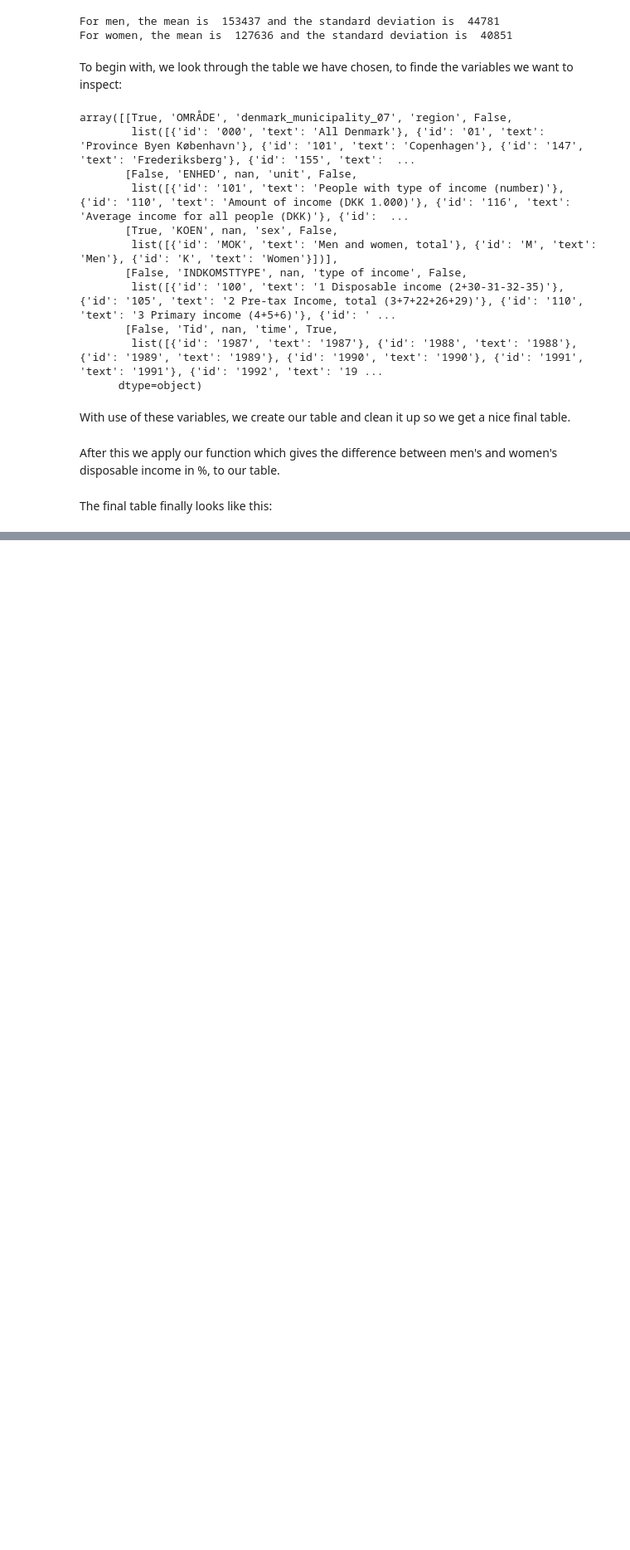
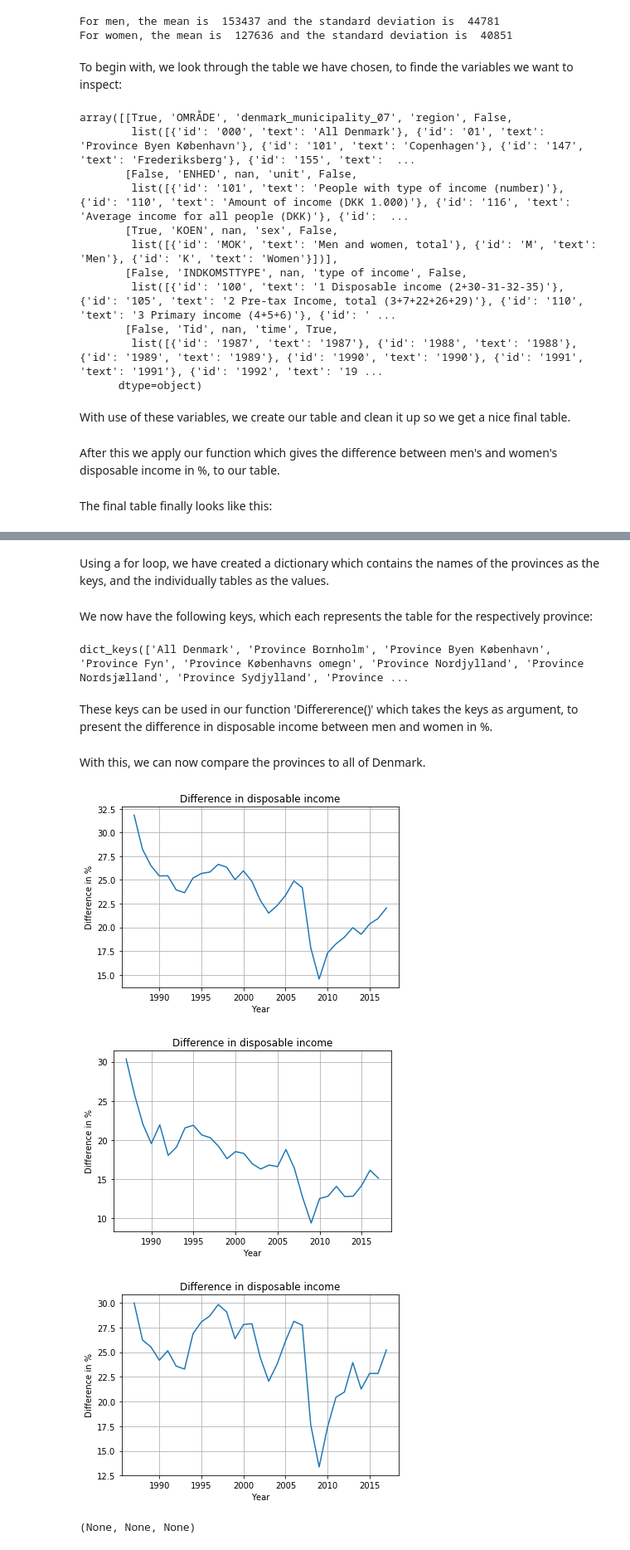
Before and after one commit to kzm266/projects-2019-anaconda-bois, a Jupyter notebook: dataproject/dataProject.ipynb, the cells around one changed output, grey strips where cells are left out. Shown at 83% size. Drawn from its saved outputs; the diff is of its cells as text; code cells hidden in the pictures; blank space fills up the shorter version.

```diff
--- a/dataproject/dataProject.ipynb
+++ b/dataproject/dataProject.ipynb
@@ -58 +58,20 @@ pr.Final_table
 372 rows × 4 columns
+# %% [markdown]
+Using a for loop, we have created a dictionary which contains the names of the provinces as the keys, and the individually tables as the values.
+# %% [markdown]
+We now have the following keys, which each represents the table for the respectively province:
+# %%
+pr.d.keys()
+# %% [output]
+dict_keys(['All Denmark', 'Province Bornholm', 'Province Byen København', 'Province Fyn', 'Province Københavns omegn', 'Province Nordjylland', 'Province Nordsjælland', 'Province Sydjylland', 'Province ...
+# %% [markdown]
+These keys can be used in our function 'Differerence()' which takes the keys as argument, to present the difference in disposable income between men and women in %.
+# %% [markdown]
+With this, we can now compare the provinces to all of Denmark.
+# %%
+pr.Difference('All Denmark'), pr.Difference('Province Bornholm'), pr.Difference('Province Vestjylland')
+# %% [output]
+[figure, added]
+[figure, added]
+[figure, added]
+(None, None, None)
```
Also changed, not shown: parts of 1 cell of this notebook, 1 other file.
